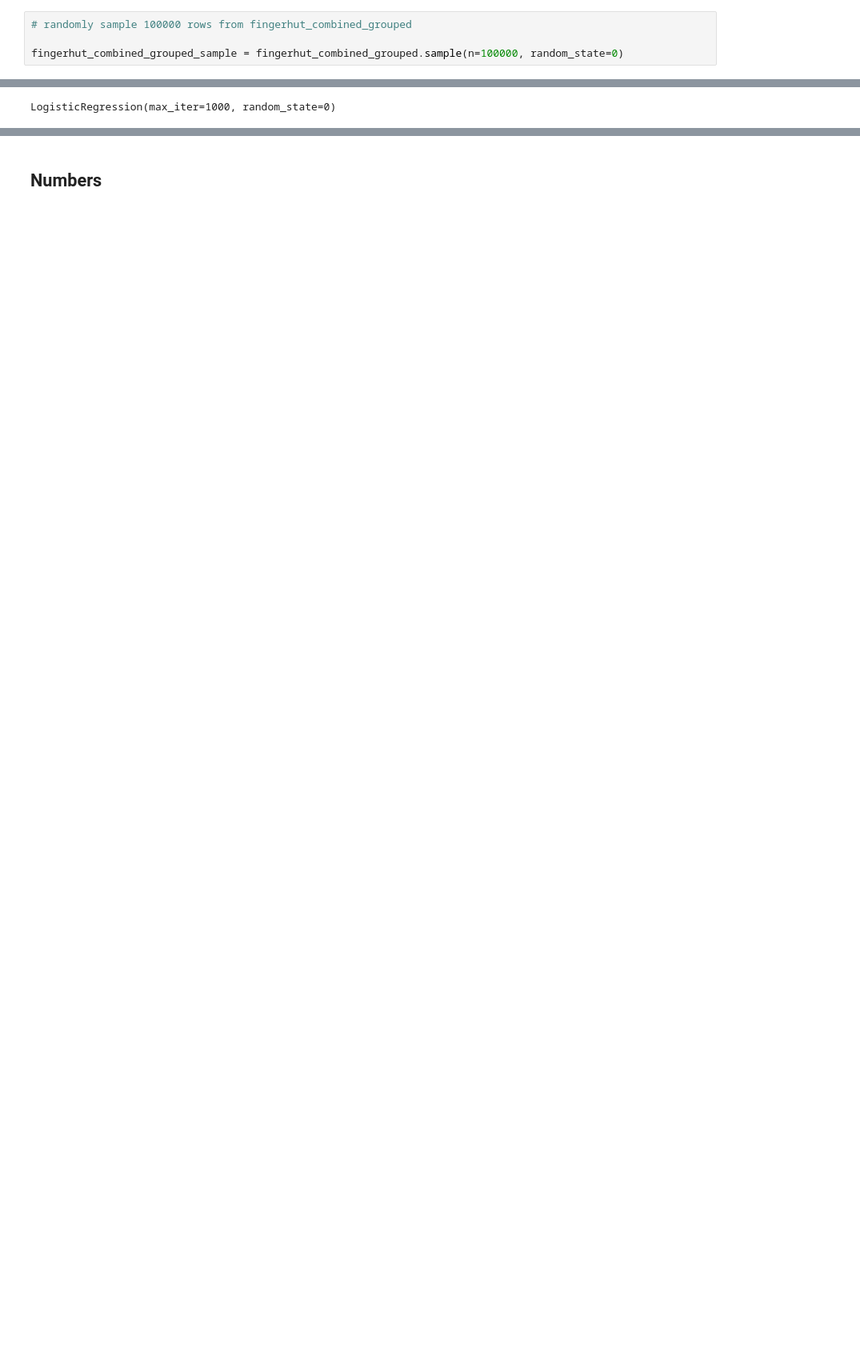
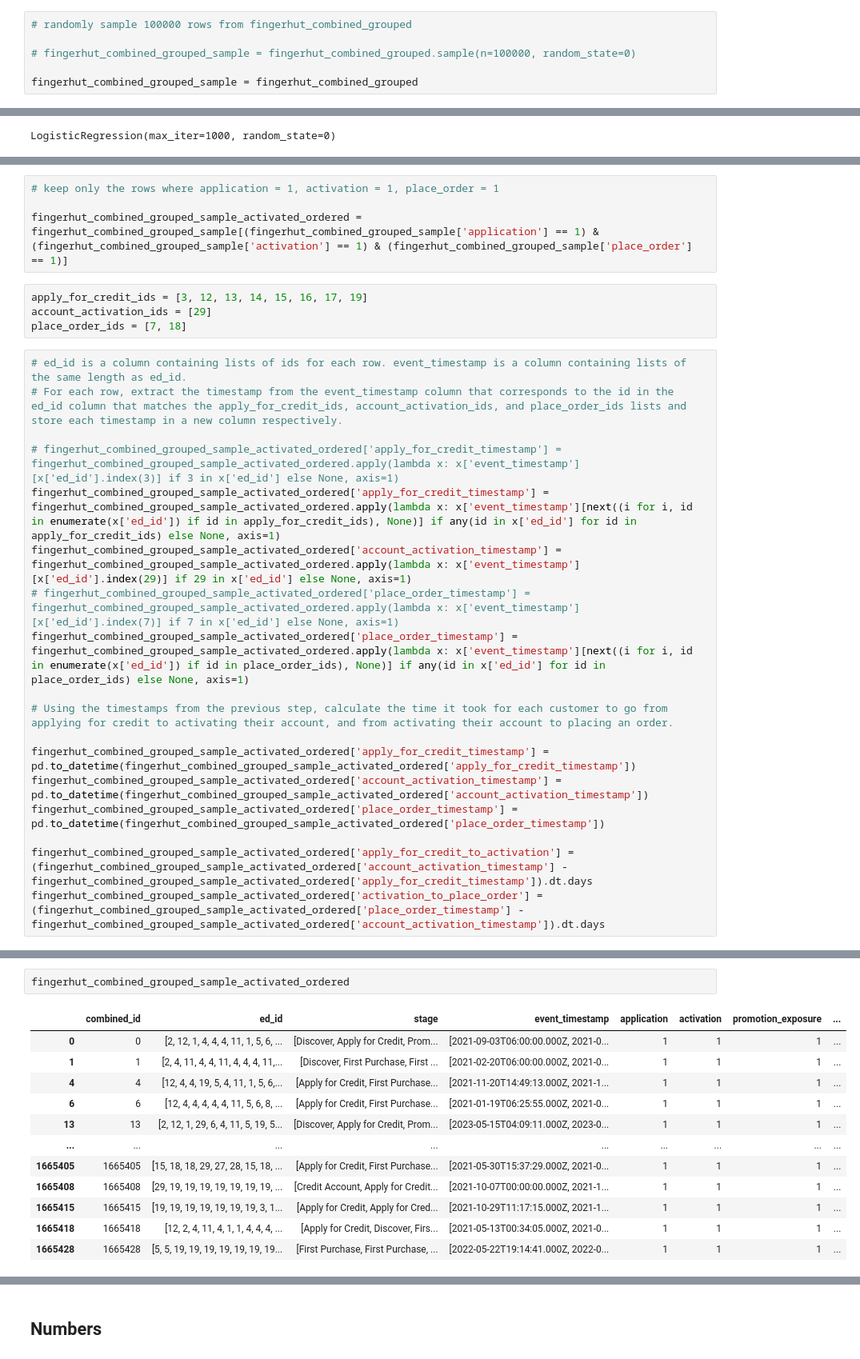
Before and after one commit to cjunwon/STATSM148-Fingerhut-Consulting, a Jupyter notebook: junwon_code/marketing_analysis.ipynb, the cells around one changed output, grey strips where cells are left out. Shown at 80% size. Drawn from its saved outputs; the diff is of its cells as text; blank space fills up the shorter version.

Commit message:
Add time calculation

```diff
--- a/junwon_code/marketing_analysis.ipynb
+++ b/junwon_code/marketing_analysis.ipynb
@@ -28,7 +28,9 @@ fingerhut_combined_grouped['place_order'] = np.where((fingerhut_combined_grouped
 # %%
 # randomly sample 100000 rows from fingerhut_combined_grouped
 
-fingerhut_combined_grouped_sample = fingerhut_combined_grouped.sample(n=100000, random_state=0)
+# fingerhut_combined_grouped_sample = fingerhut_combined_grouped.sample(n=100000, random_state=0)
+
+fingerhut_combined_grouped_sample = fingerhut_combined_grouped
 # %%
 fingerhut_combined_grouped_sample
 # %% [output]
@@ -193,0 +198,26 @@ weighted avg       0.70      0.75      0.67     20000
+# %%
+# keep only the rows where application = 1, activation = 1, place_order = 1
+
+fingerhut_combined_grouped_sample_activated_ordered = fingerhut_combined_grouped_sample[(fingerhut_combined_grouped_sample['application'] == 1) & (fingerhut_combined_grouped_sample['activation'] == 1) & (fingerhut_combined_grouped_sample['place_order'] == 1)]
+# %%
+apply_for_credit_ids = [3, 12, 13, 14, 15, 16, 17, 19]
+account_activation_ids = [29]
+place_order_ids = [7, 18]
+# %%
+# ed_id is a column containing lists of ids for each row. event_timestamp is a column containing lists of the same length as ed_id.
+# For each row, extract the timestamp from the event_timestamp column that corresponds to the id in the ed_id column that matches the apply_for_credit_ids, account_activation_ids, and place_order_ids lists and store each timestamp in a new column respectively.
+
+# fingerhut_combined_grouped_sample_activated_ordered['apply_for_credit_timestamp'] = fingerhut_combined_grouped_sample_activated_ordered.apply(lambda x: x['event_timestamp'][x['ed_id'].index(3)] if 3 in x['ed_id'] else None, axis=1)
+fingerhut_combined_grouped_sample_activated_ordered['apply_for_credit_timestamp'] = fingerhut_combined_grouped_sample_activated_ordered.apply(lambda x: x['event_timestamp'][next((i for i, id in enumerate(x['ed_id']) if id in apply_for_credit_ids), None)] if any(id in x['ed_id'] for id in apply_for_credit_ids) else None, axis=1)
+fingerhut_combined_grouped_sample_activated_ordered['account_activation_timestamp'] = fingerhut_combined_grouped_sample_activated_ordered.apply(lambda x: x['event_timestamp'][x['ed_id'].index(29)] if 29 in x['ed_id'] else None, axis=1)
+# fingerhut_combined_grouped_sample_activated_ordered['place_order_timestamp'] = fingerhut_combined_grouped_sample_activated_ordered.apply(lambda x: x['event_timestamp'][x['ed_id'].index(7)] if 7 in x['ed_id'] else None, axis=1)
+fingerhut_combined_grouped_sample_activated_ordered['place_order_timestamp'] = fingerhut_combined_grouped_sample_activated_ordered.apply(lambda x: x['event_timestamp'][next((i for i, id in enumerate(x['ed_id']) if id in place_order_ids), None)] if any(id in x['ed_id'] for id in place_order_ids) else None, axis=1)
+
+# Using the timestamps from the previous step, calculate the time it took for each customer to go from applying for credit to activating their account, and from activating their account to placing an order.
+
+fingerhut_combined_grouped_sample_activated_ordered['apply_for_credit_timestamp'] = pd.to_datetime(fingerhut_combined_grouped_sample_activated_ordered['apply_for_credit_timestamp'])
+fingerhut_combined_grouped_sample_activated_ordered['account_activation_timestamp'] = pd.to_datetime(fingerhut_combined_grouped_sample_activated_ordered['account_activation_timestamp'])
+fingerhut_combined_grouped_sample_activated_ordered['place_order_timestamp'] = pd.to_datetime(fingerhut_combined_grouped_sample_activated_ordered['place_order_timestamp'])
+
+fingerhut_combined_grouped_sample_activated_ordered['apply_for_credit_to_activation'] = (fingerhut_combined_grouped_sample_activated_ordered['account_activation_timestamp'] - fingerhut_combined_grouped_sample_activated_ordered['apply_for_credit_timestamp']).dt.days
+fingerhut_combined_grouped_sample_activated_ordered['activation_to_place_order'] = (fingerhut_combined_grouped_sample_activated_ordered['place_order_timestamp'] - fingerhut_combined_grouped_sample_activated_ordered['account_activation_timestamp']).dt.days
@@ -193,0 +242,15 @@ weighted avg       0.70      0.75      0.67     20000
+# %%
+fingerhut_combined_grouped_sample_activated_ordered
+# %% [output]
+|  | combined_id | ed_id | stage | event_timestamp | application | activation | promotion_exposure | ... |
+| 0 | 0 | [2, 12, 1, 4, 4, 4, 11, 1, 5, 6, ... | [Discover, Apply for Credit, Prom... | [2021-09-03T06:00:00.000Z, 2021-0... | 1 | 1 | 1 | ... |
+| 1 | 1 | [2, 4, 11, 4, 4, 11, 4, 4, 4, 11,... | [Discover, First Purchase, First ... | [2021-02-20T06:00:00.000Z, 2021-0... | 1 | 1 | 1 | ... |
+| 4 | 4 | [12, 4, 4, 19, 5, 4, 11, 1, 5, 6,... | [Apply for Credit, First Purchase... | [2021-11-20T14:49:13.000Z, 2021-1... | 1 | 1 | 1 | ... |
+| 6 | 6 | [12, 4, 4, 4, 4, 4, 11, 5, 6, 8, ... | [Apply for Credit, First Purchase... | [2021-01-19T06:25:55.000Z, 2021-0... | 1 | 1 | 1 | ... |
+| 13 | 13 | [2, 12, 1, 29, 6, 4, 11, 5, 19, 5... | [Discover, Apply for Credit, Prom... | [2023-05-15T04:09:11.000Z, 2023-0... | 1 | 1 | 1 | ... |
+| ... | ... | ... | ... | ... | ... | ... | ... | ... |
+| 1665405 | 1665405 | [15, 18, 18, 29, 27, 28, 15, 18, ... | [Apply for Credit, First Purchase... | [2021-05-30T15:37:29.000Z, 2021-0... | 1 | 1 | 1 | ... |
+| 1665408 | 1665408 | [29, 19, 19, 19, 19, 19, 19, 19, ... | [Credit Account, Apply for Credit... | [2021-10-07T00:00:00.000Z, 2021-1... | 1 | 1 | 1 | ... |
+| 1665415 | 1665415 | [19, 19, 19, 19, 19, 19, 19, 3, 1... | [Apply for Credit, Apply for Cred... | [2021-10-29T11:17:15.000Z, 2021-1... | 1 | 1 | 1 | ... |
+| 1665418 | 1665418 | [12, 2, 4, 11, 4, 1, 1, 4, 4, 4, ... | [Apply for Credit, Discover, Firs... | [2021-05-13T00:34:05.000Z, 2021-0... | 1 | 1 | 1 | ... |
+| 1665428 | 1665428 | [5, 5, 19, 19, 19, 19, 19, 19, 19... | [First Purchase, First Purchase, ... | [2022-05-22T19:14:41.000Z, 2022-0... | 1 | 1 | 1 | ... |
```
Also changed, not shown: parts of 17 cells of this notebook, 1 other file.
